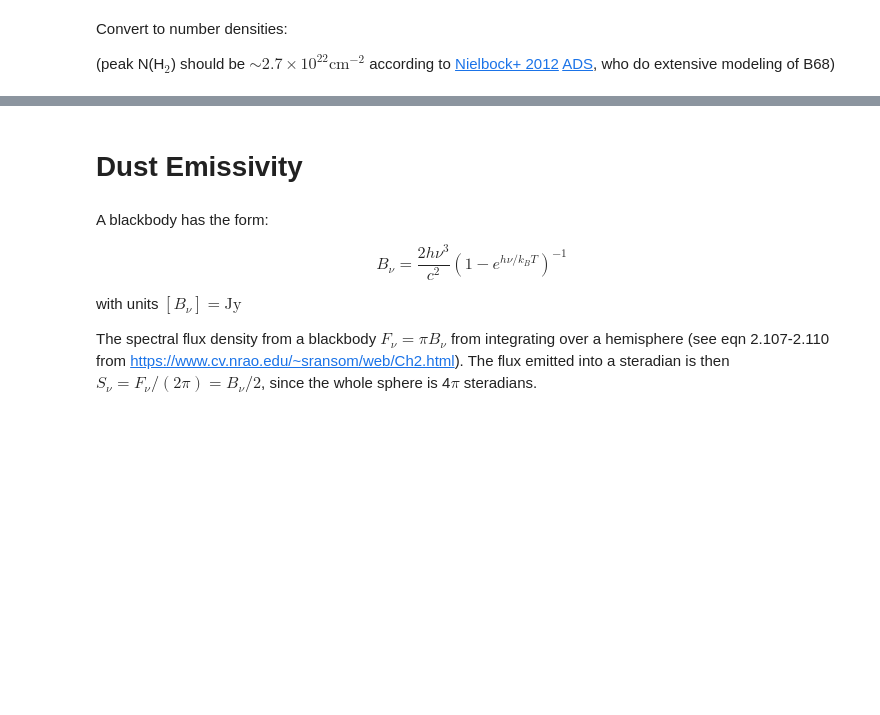
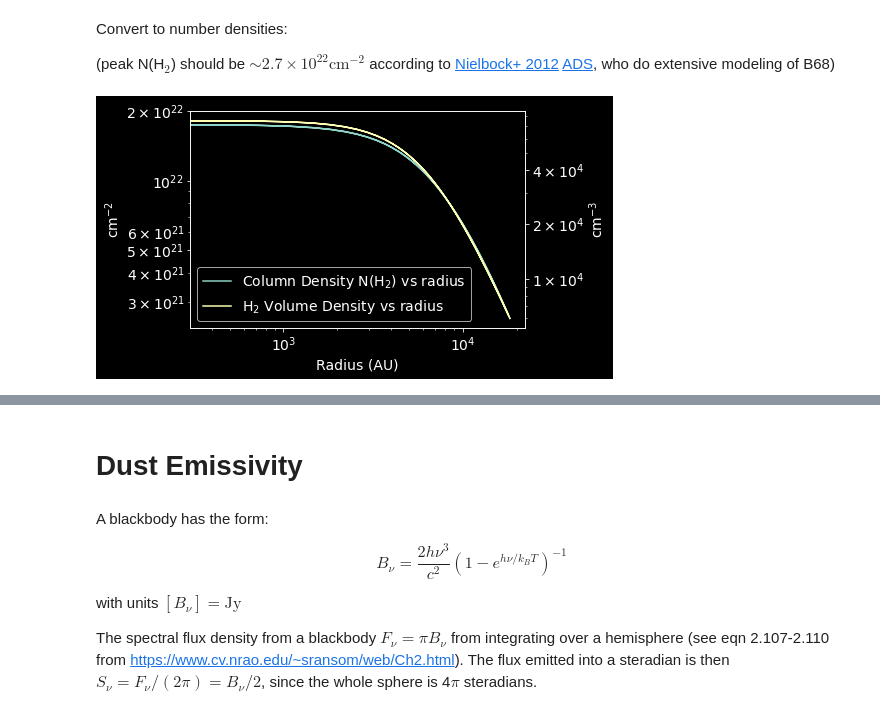
Before and after one commit to keflavich/StarFormationClass, a Jupyter notebook: lectures/Lecture 4 - Observable Properties of Cores & Filaments.ipynb, the cells around one changed output, grey strips where cells are left out. Drawn from its saved outputs; the diff is of its cells as text; code cells hidden in the pictures; blank space fills up the shorter version.

```diff
--- a/lectures/Lecture 4 - Observable Properties of Cores & Filaments.ipynb
+++ b/lectures/Lecture 4 - Observable Properties of Cores & Filaments.ipynb
@@ -153,23 +169,24 @@ Convert to number densities:
 (peak N(H$_2$) should be $\sim2.7\times10^{22} \mathrm{cm}^{-2}$ according to [Nielbock+ 2012](https://www.aanda.org/articles/aa/pdf/2012/11/aa19139-12.pdf) [ADS](https://ui.adsabs.harvard.edu/abs/2012A%26A...547A..11N/abstract), who do extensive modeling of B68)
 # %%
 with quantity_support():
-
     colors = pl.rcParams["axes.prop_cycle"].by_key()["color"]
-    ax1 = pl.gca()
+    fig = pl.gcf()
+    ax1 = fig.gca()
     ax1.set_xlabel("Radius (AU)")
 
     ax1.loglog(rr_2d[50,50,:], (column[50,:]/(2.8*u.Da)).to(u.cm**-2),
                label='Column Density N(H$_2$) vs radius', color=colors[0])
     ax1.set_yticks([5e21, 1e22, 2e22])
     ax1.set_yticklabels([r'$5\times10^{21}$','$10^{22}$', r'$2\times10^{22}$'])
 
     ax2 = ax1.twinx()
     ax2.loglog(rr_3d[50,50,:], (density[50,50,:]/(2.8*u.Da)).to(u.cm**-3),
                label='H$_2$ Volume Density vs radius', color=colors[1])
     ax2.set_yticks([1e4, 2e4, 4e4])
     ax2.set_yticklabels([r'$1\times10^{4}$',r'$2\times10^{4}$', r'$4\times10^{4}$'])
 
-
     lines, labels = ax1.get_legend_handles_labels()
     lines2, labels2 = ax2.get_legend_handles_labels()
     _=ax2.legend(lines + lines2, labels + labels2, loc='best')
+# %% [output]
+[figure, added]
```
Also changed, not shown: parts of 29 cells of this notebook, 2 other files.
